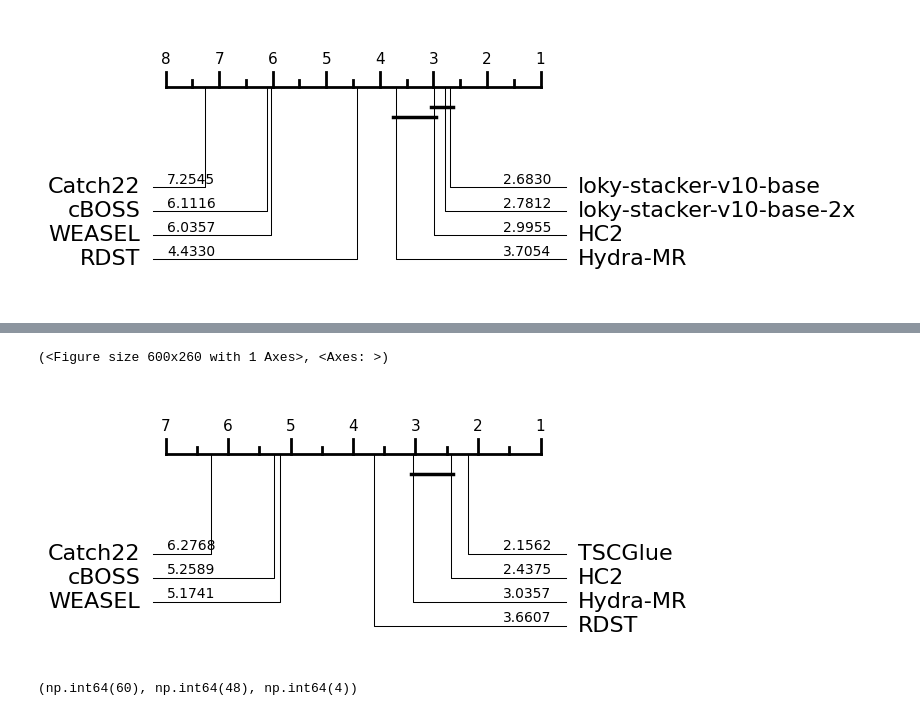
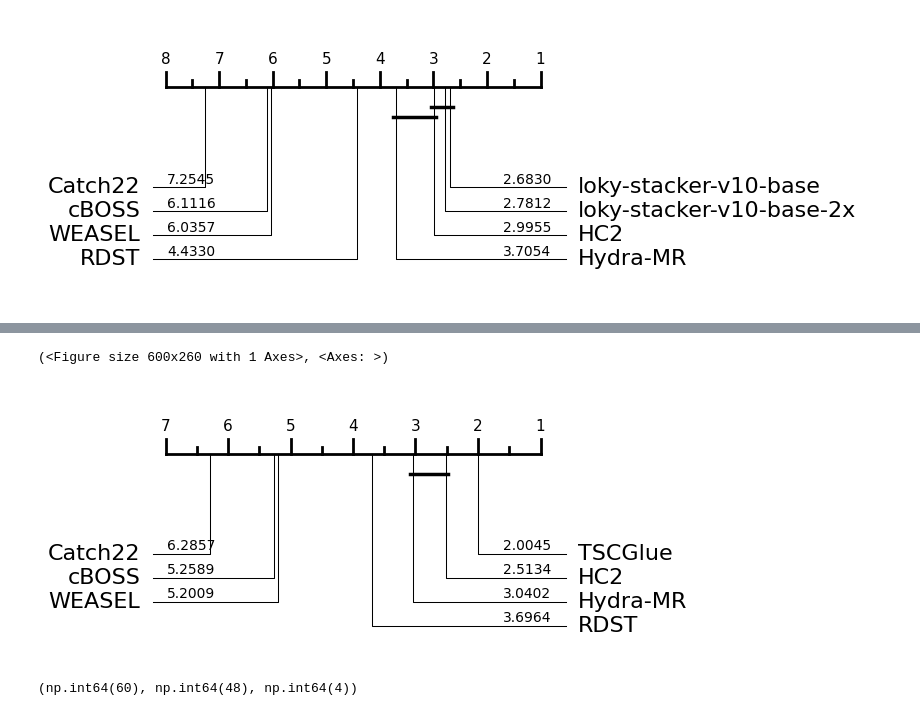
Before and after one commit to gasperpetelin/TSCGlue, a Jupyter notebook: notebooks/bakeoff.ipynb, the cells around one changed output, grey strips where cells are left out. Drawn from its saved outputs; the diff is of its cells as text; code cells hidden in the pictures.

```diff
--- a/notebooks/bakeoff.ipynb
+++ b/notebooks/bakeoff.ipynb
@@ -265,9 +265,9 @@ shape: (112, 32)
 # %%
-clsf = df_performance_full.rename({'TSCGlue-3-3-26': 'TSCGlue'}).select(['TSCGlue', 'HC2', 'Hydra-MR', 'cBOSS', 'Catch22', 'RDST', 'WEASEL'])
+clsf = df_performance_full.rename({'loky-stacker-v10-fm': 'TSCGlue'}).select(['TSCGlue', 'HC2', 'Hydra-MR', 'cBOSS', 'Catch22', 'RDST', 'WEASEL'])
 plot_critical_difference(clsf.to_numpy(), clsf.columns)
 # %% [output]
 (<Figure size 600x260 with 1 Axes>, <Axes: >)
-[figure, old version]
+[figure, new version]
 # %%
 v = (df_performance_full['loky-stacker-v10-base-2x'] - df_performance_full['HC2']).to_numpy()
 (v>0).sum(), (v<0).sum(), (v==0).sum()
```
Also changed, not shown: parts of 9 cells of this notebook, 10 other files.
